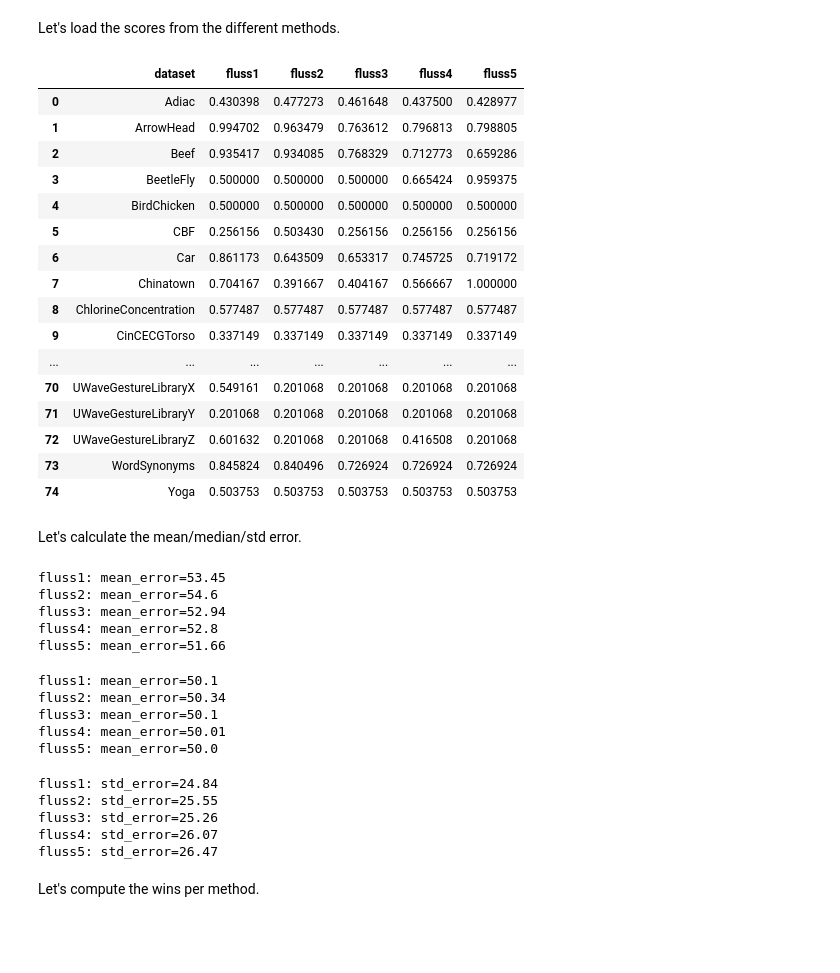
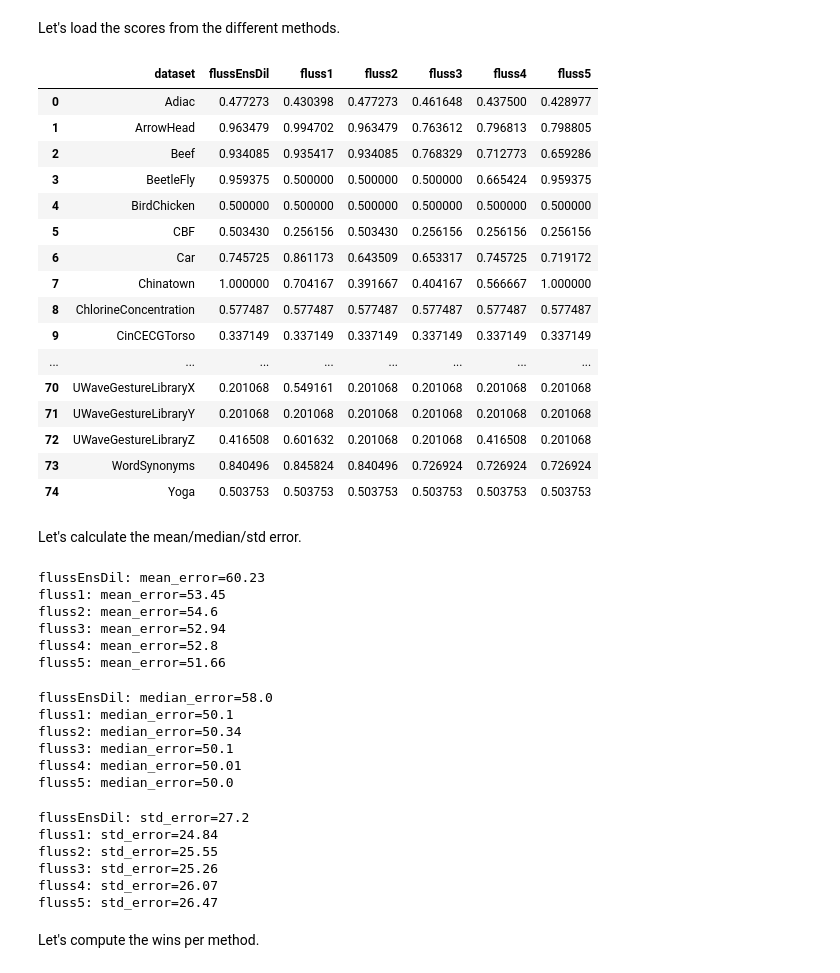
Before and after one commit to r00tk1d/experiments_master_mp_dilation, a Jupyter notebook: results/segmentation/competitor_evaluation_unknown_fixed_m.ipynb, the cells around one changed output. Cells and saved outputs as stored; diff of their text form; code cells hidden in the pictures; blank space fills up the shorter version.

```diff
--- a/results/segmentation/competitor_evaluation_unknown_fixed_m.ipynb
+++ b/results/segmentation/competitor_evaluation_unknown_fixed_m.ipynb
@@ -21,33 +21,33 @@ import orange3score
 # %% [markdown]
 Let's load the scores from the different methods.
 # %%
-df_scores = pd.read_csv("./segmentation_covering_unknown_stumpy_m.csv")
-df_scores = df_scores.iloc[:, [0,8,9,10,11,12]]
+df_scores = pd.read_csv("./segmentation_covering_unknown_stumpy_m_ensemble.csv")
 df_scores
 # %% [output]
-|  | dataset | fluss1 | fluss2 | fluss3 | fluss4 | fluss5 |
-| 0 | Adiac | 0.430398 | 0.477273 | 0.461648 | 0.437500 | 0.428977 |
-| 1 | ArrowHead | 0.994702 | 0.963479 | 0.763612 | 0.796813 | 0.798805 |
-| 2 | Beef | 0.935417 | 0.934085 | 0.768329 | 0.712773 | 0.659286 |
-| 3 | BeetleFly | 0.500000 | 0.500000 | 0.500000 | 0.665424 | 0.959375 |
-| 4 | BirdChicken | 0.500000 | 0.500000 | 0.500000 | 0.500000 | 0.500000 |
-| 5 | CBF | 0.256156 | 0.503430 | 0.256156 | 0.256156 | 0.256156 |
-| 6 | Car | 0.861173 | 0.643509 | 0.653317 | 0.745725 | 0.719172 |
-| 7 | Chinatown | 0.704167 | 0.391667 | 0.404167 | 0.566667 | 1.000000 |
-| 8 | ChlorineConcentration | 0.577487 | 0.577487 | 0.577487 | 0.577487 | 0.577487 |
-| 9 | CinCECGTorso | 0.337149 | 0.337149 | 0.337149 | 0.337149 | 0.337149 |
-| ... | ... | ... | ... | ... | ... | ... |
-| 70 | UWaveGestureLibraryX | 0.549161 | 0.201068 | 0.201068 | 0.201068 | 0.201068 |
-| 71 | UWaveGestureLibraryY | 0.201068 | 0.201068 | 0.201068 | 0.201068 | 0.201068 |
-| 72 | UWaveGestureLibraryZ | 0.601632 | 0.201068 | 0.201068 | 0.416508 | 0.201068 |
-| 73 | WordSynonyms | 0.845824 | 0.840496 | 0.726924 | 0.726924 | 0.726924 |
-| 74 | Yoga | 0.503753 | 0.503753 | 0.503753 | 0.503753 | 0.503753 |
+|  | dataset | flussEnsDil | fluss1 | fluss2 | fluss3 | fluss4 | fluss5 |
+| 0 | Adiac | 0.477273 | 0.430398 | 0.477273 | 0.461648 | 0.437500 | 0.428977 |
+| 1 | ArrowHead | 0.963479 | 0.994702 | 0.963479 | 0.763612 | 0.796813 | 0.798805 |
+| 2 | Beef | 0.934085 | 0.935417 | 0.934085 | 0.768329 | 0.712773 | 0.659286 |
+| 3 | BeetleFly | 0.959375 | 0.500000 | 0.500000 | 0.500000 | 0.665424 | 0.959375 |
+| 4 | BirdChicken | 0.500000 | 0.500000 | 0.500000 | 0.500000 | 0.500000 | 0.500000 |
+| 5 | CBF | 0.503430 | 0.256156 | 0.503430 | 0.256156 | 0.256156 | 0.256156 |
+| 6 | Car | 0.745725 | 0.861173 | 0.643509 | 0.653317 | 0.745725 | 0.719172 |
+| 7 | Chinatown | 1.000000 | 0.704167 | 0.391667 | 0.404167 | 0.566667 | 1.000000 |
+| 8 | ChlorineConcentration | 0.577487 | 0.577487 | 0.577487 | 0.577487 | 0.577487 | 0.577487 |
+| 9 | CinCECGTorso | 0.337149 | 0.337149 | 0.337149 | 0.337149 | 0.337149 | 0.337149 |
+| ... | ... | ... | ... | ... | ... | ... | ... |
+| 70 | UWaveGestureLibraryX | 0.201068 | 0.549161 | 0.201068 | 0.201068 | 0.201068 | 0.201068 |
+| 71 | UWaveGestureLibraryY | 0.201068 | 0.201068 | 0.201068 | 0.201068 | 0.201068 | 0.201068 |
+| 72 | UWaveGestureLibraryZ | 0.416508 | 0.601632 | 0.201068 | 0.201068 | 0.416508 | 0.201068 |
+| 73 | WordSynonyms | 0.840496 | 0.845824 | 0.840496 | 0.726924 | 0.726924 | 0.726924 |
+| 74 | Yoga | 0.503753 | 0.503753 | 0.503753 | 0.503753 | 0.503753 | 0.503753 |
 # %% [markdown]
 Let's calculate the mean/median/std error.
 # %%
 for name in df_scores.columns[1:]:
     print(f"{name}: mean_error={np.round(df_scores[name].mean() * 100, 2)}")
 # %% [output]
+flussEnsDil: mean_error=60.23
 fluss1: mean_error=53.45
 fluss2: mean_error=54.6
 fluss3: mean_error=52.94
@@ -57,15 +57,17 @@ fluss5: mean_error=51.66
 for name in df_scores.columns[1:]:
     print(f"{name}: median_error={np.round(df_scores[name].median() * 100, 2)}")
 # %% [output]
-fluss1: mean_error=50.1
-fluss2: mean_error=50.34
-fluss3: mean_error=50.1
-fluss4: mean_error=50.01
-fluss5: mean_error=50.0
+flussEnsDil: median_error=58.0
+fluss1: median_error=50.1
+fluss2: median_error=50.34
+fluss3: median_error=50.1
+fluss4: median_error=50.01
+fluss5: median_error=50.0
 # %%
 for name in df_scores.columns[1:]:
     print(f"{name}: std_error={np.round(df_scores[name].std() * 100, 2)}")
 # %% [output]
+flussEnsDil: std_error=27.2
 fluss1: std_error=24.84
 fluss2: std_error=25.55
 fluss3: std_error=25.26
```
Also changed, not shown: parts of 4 cells of this notebook, 17 other files.
